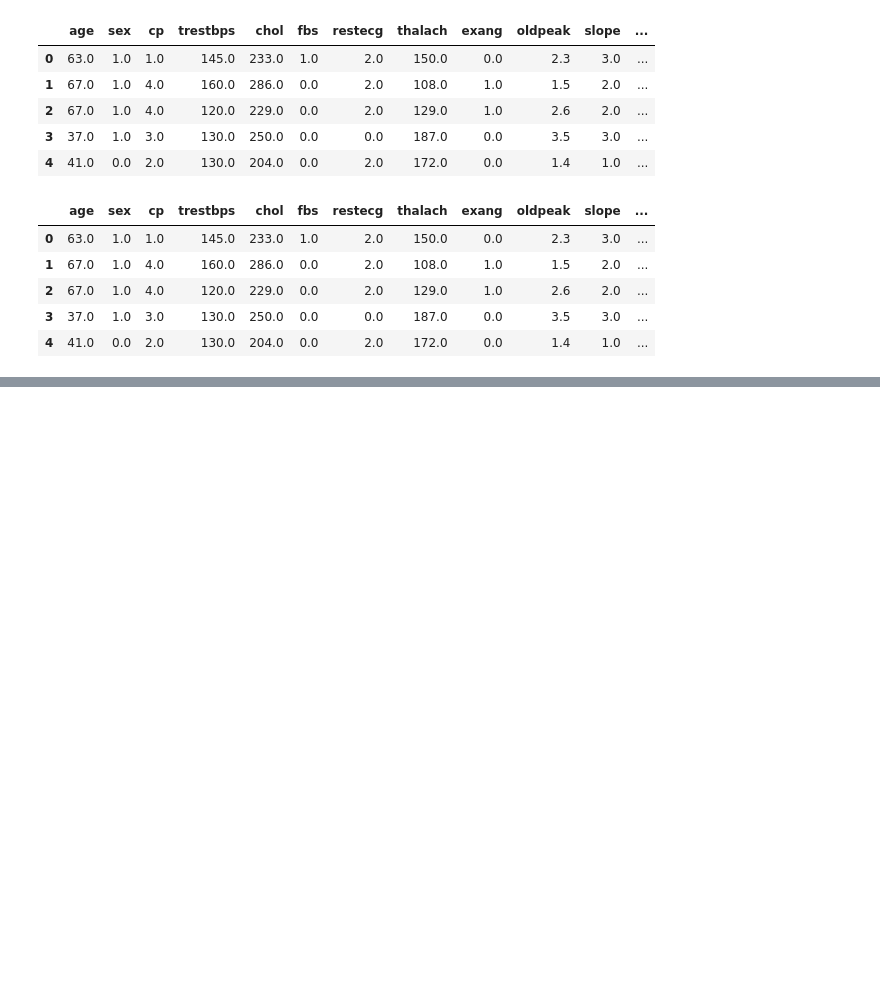
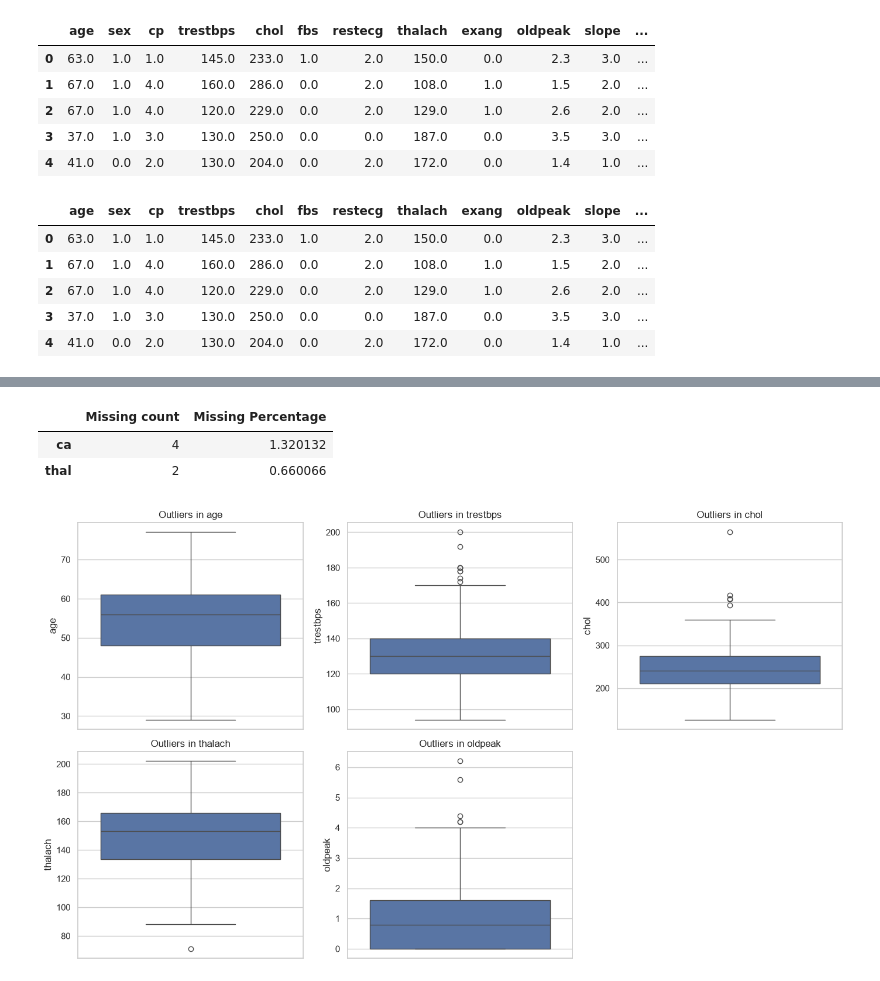
Before and after one commit to bh-arti113/heart-disease-risk-prediction, a Jupyter notebook: notebooks/02_dataset_audit.ipynb, the cells around one changed output, grey strips where cells are left out. Drawn from its saved outputs; the diff is of its cells as text; code cells hidden in the pictures; blank space fills up the shorter version.

```diff
--- a/notebooks/02_dataset_audit.ipynb
+++ b/notebooks/02_dataset_audit.ipynb
@@ -270,3 +271,31 @@ os.makedirs("../reports", exist_ok=True)
 profile.to_file(
     "../reports/uci_heart_disease_eda_report.html"
 )
+# %%
+df_clean= df.copy()
+
+missing_summary = pd.DataFrame({
+    "Missing count": df_clean.isnull().sum(),
+    "Missing Percentage": (df_clean.isnull().mean()*100)
+})
+display(missing_summary[missing_summary["Missing count"]>0])
+# %% [output]
+|  | Missing count | Missing Percentage |
+| ca | 4 | 1.320132 |
+| thal | 2 | 0.660066 |
+# %%
+num_features = [
+    "age", "trestbps", "chol", "thalach", "oldpeak"
+]
+
+plt.figure(figsize=(14, 8))
+
+for i, col in enumerate(num_features, 1):
+    plt.subplot(2, 3, i)
+    sns.boxplot(y=df_clean[col])
+    plt.title(f"Outliers in {col}")
+
+plt.tight_layout()
+plt.show()
+# %% [output]
+[figure, added]
```
Also changed, not shown: parts of 16 cells of this notebook.
